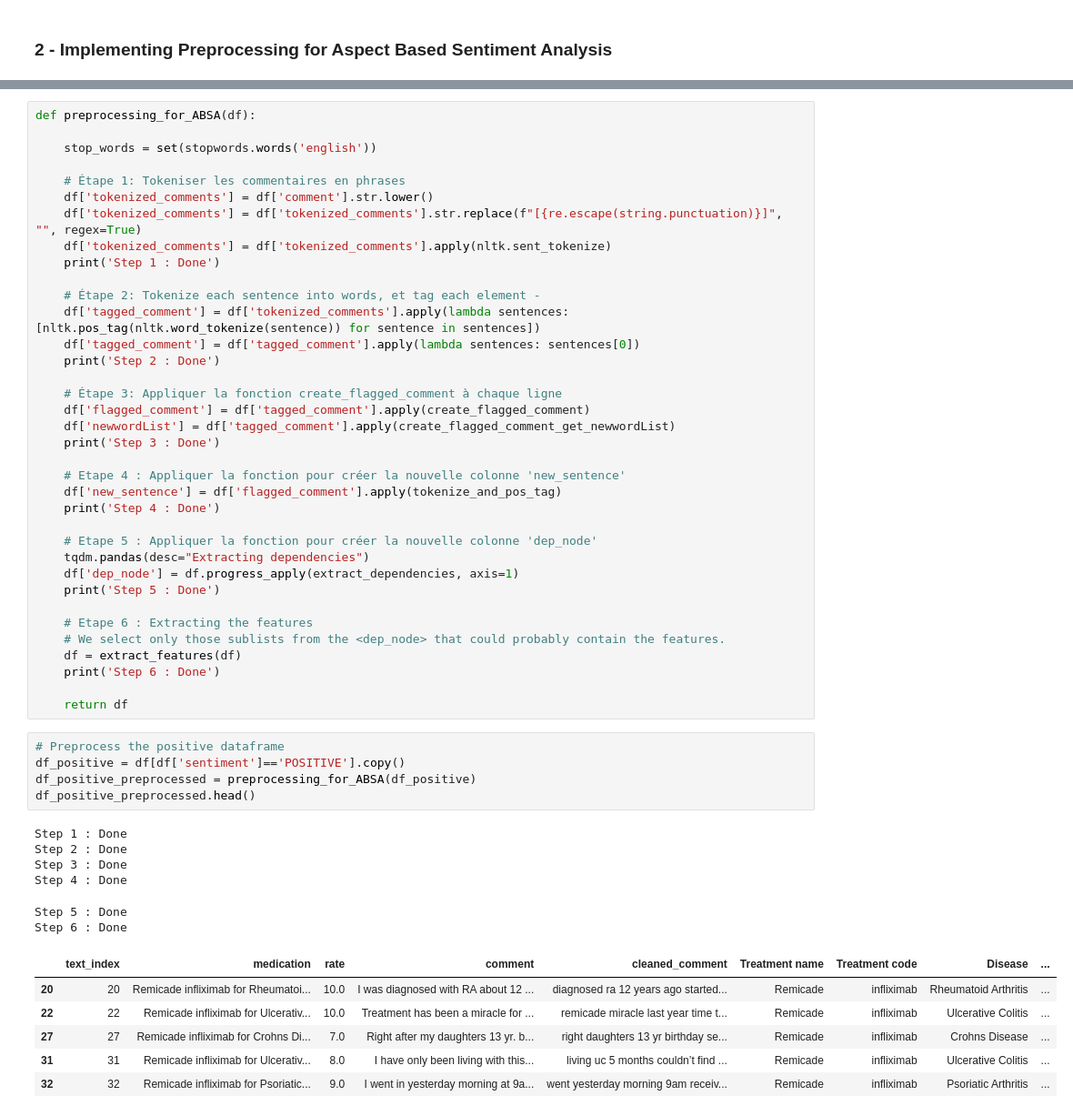
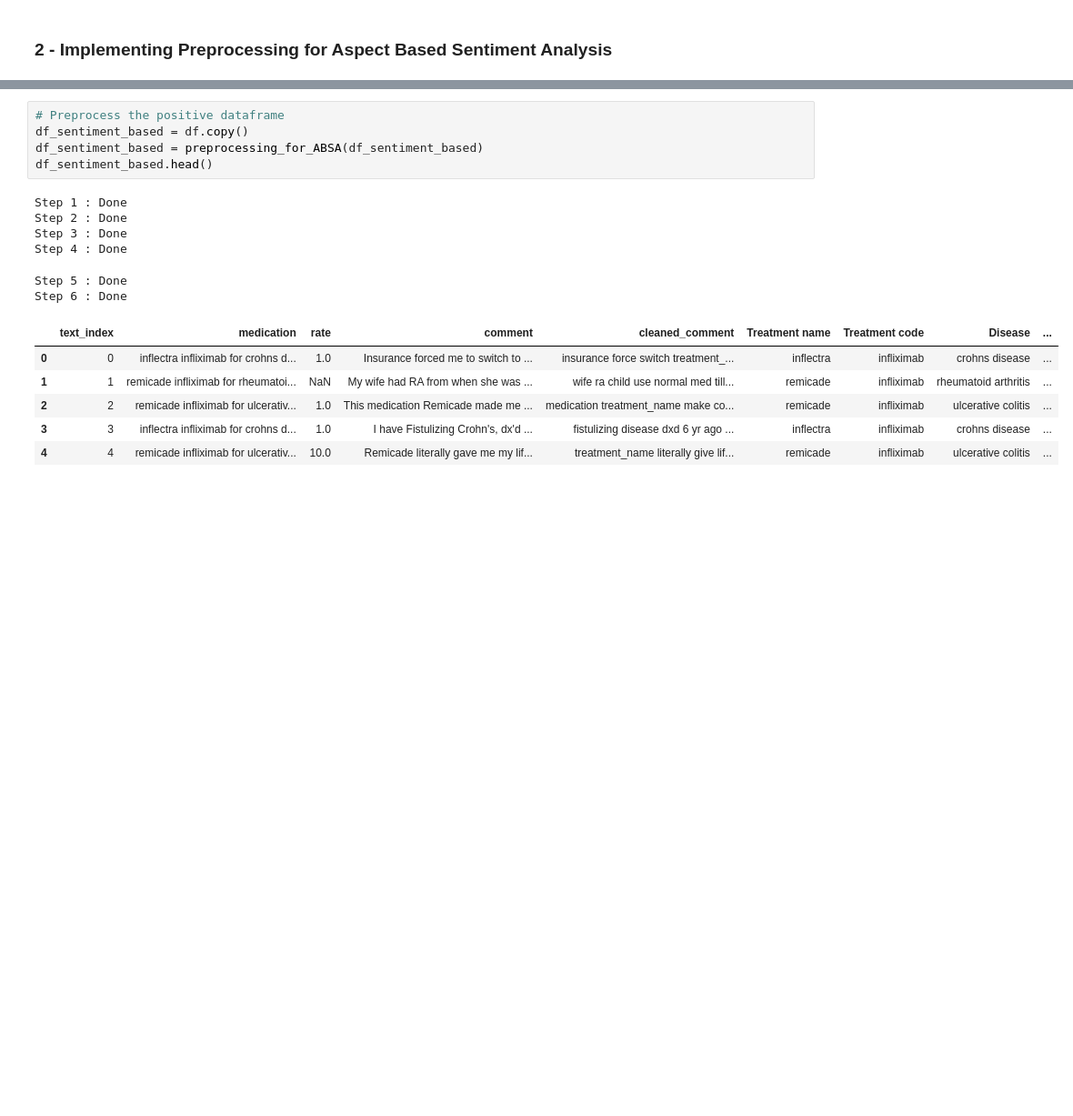
Before and after one commit to lolavtrc/quinten_healthcare, a Jupyter notebook: Aspect Based Sentiment Analysis.ipynb, the cells around one changed output, grey strips where cells are left out. Shown: that part at 91% size. Cells and saved outputs as stored; diff of their text form; blank space fills up the shorter version.

Commit message:
adding sentiment based analysis functions

```diff
--- a/Aspect Based Sentiment Analysis.ipynb
+++ b/Aspect Based Sentiment Analysis.ipynb
@@ -433,54 +319,18 @@ a say Dr. recommendations days a month no other issues side effects multiple dai
-# %%
-def preprocessing_for_ABSA(df):
-
-    stop_words = set(stopwords.words('english'))
-
-    # Étape 1: Tokeniser les commentaires en phrases
-    df['tokenized_comments'] = df['comment'].str.lower()
-    df['tokenized_comments'] = df['tokenized_comments'].str.replace(f"[{re.escape(string.punctuation)}]", "", regex=True)
-    df['tokenized_comments'] = df['tokenized_comments'].apply(nltk.sent_tokenize)
-    print('Step 1 : Done')
-
-    # Étape 2: Tokenize each sentence into words, et tag each element -
-    df['tagged_comment'] = df['tokenized_comments'].apply(lambda sentences: [nltk.pos_tag(nltk.word_tokenize(sentence)) for sentence in sentences])
-    df['tagged_comment'] = df['tagged_comment'].apply(lambda sentences: sentences[0])
-    print('Step 2 : Done')
-
-    # Étape 3: Appliquer la fonction create_flagged_comment à chaque ligne
-    df['flagged_comment'] = df['tagged_comment'].apply(create_flagged_comment)
-    df['newwordList'] = df['tagged_comment'].apply(create_flagged_comment_get_newwordList)
-    print('Step 3 : Done')
-
-    # Etape 4 : Appliquer la fonction pour créer la nouvelle colonne 'new_sentence'
-    df['new_sentence'] = df['flagged_comment'].apply(tokenize_and_pos_tag)
-    print('Step 4 : Done')
-
-    # Etape 5 : Appliquer la fonction pour créer la nouvelle colonne 'dep_node'
-    tqdm.pandas(desc="Extracting dependencies")
-    df['dep_node'] = df.progress_apply(extract_dependencies, axis=1)
-    print('Step 5 : Done')
-
-    # Etape 6 : Extracting the features
-    # We select only those sublists from the <dep_node> that could probably contain the features.
-    df = extract_features(df)
-    print('Step 6 : Done')
-
-    return df
 # %%
 # Preprocess the positive dataframe
-df_positive = df[df['sentiment']=='POSITIVE'].copy()
-df_positive_preprocessed = preprocessing_for_ABSA(df_positive)
-df_positive_preprocessed.head()
+df_sentiment_based = df.copy()
+df_sentiment_based = preprocessing_for_ABSA(df_sentiment_based)
+df_sentiment_based.head()
 # %% [output]
 Step 1 : Done
 Step 2 : Done
 Step 3 : Done
 Step 4 : Done
 Step 5 : Done
 Step 6 : Done
 |  | text_index | medication | rate | comment | cleaned_comment | Treatment name | Treatment code | Disease | ... |
-| 20 | 20 | Remicade infliximab for Rheumatoi... | 10.0 | I was diagnosed with RA about 12 ... | diagnosed ra 12 years ago started... | Remicade | infliximab | Rheumatoid Arthritis | ... |
-| 22 | 22 | Remicade infliximab for Ulcerativ... | 10.0 | Treatment has been a miracle for ... | remicade miracle last year time t... | Remicade | infliximab | Ulcerative Colitis | ... |
-| 27 | 27 | Remicade infliximab for Crohns Di... | 7.0 | Right after my daughters 13 yr. b... | right daughters 13 yr birthday se... | Remicade | infliximab | Crohns Disease | ... |
-| 31 | 31 | Remicade infliximab for Ulcerativ... | 8.0 | I have only been living with this... | living uc 5 months couldn’t find ... | Remicade | infliximab | Ulcerative Colitis | ... |
-| 32 | 32 | Remicade infliximab for Psoriatic... | 9.0 | I went in yesterday morning at 9a... | went yesterday morning 9am receiv... | Remicade | infliximab | Psoriatic Arthritis | ... |
+| 0 | 0 | inflectra infliximab for crohns d... | 1.0 | Insurance forced me to switch to ... | insurance force switch treatment_... | inflectra | infliximab | crohns disease | ... |
+| 1 | 1 | remicade infliximab for rheumatoi... | NaN | My wife had RA from when she was ... | wife ra child use normal med till... | remicade | infliximab | rheumatoid arthritis | ... |
+| 2 | 2 | remicade infliximab for ulcerativ... | 1.0 | This medication Remicade made me ... | medication treatment_name make co... | remicade | infliximab | ulcerative colitis | ... |
+| 3 | 3 | inflectra infliximab for crohns d... | 1.0 | I have Fistulizing Crohn's, dx'd ... | fistulizing disease dxd 6 yr ago ... | inflectra | infliximab | crohns disease | ... |
+| 4 | 4 | remicade infliximab for ulcerativ... | 10.0 | Remicade literally gave me my lif... | treatment_name literally give lif... | remicade | infliximab | ulcerative colitis | ... |
```
Also changed, not shown: parts of 20 cells of this notebook, 4 other files.
